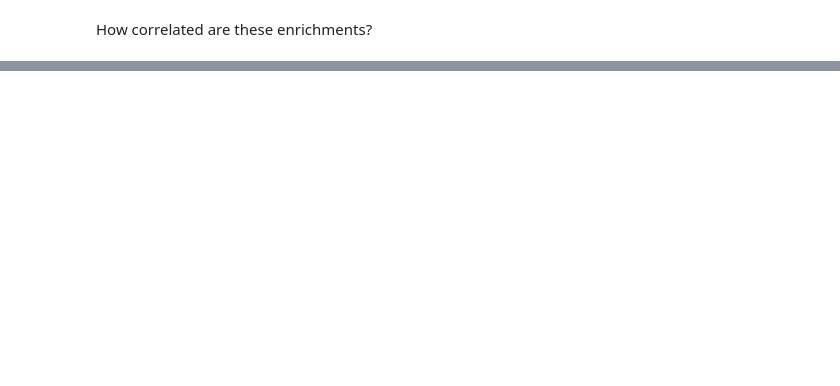
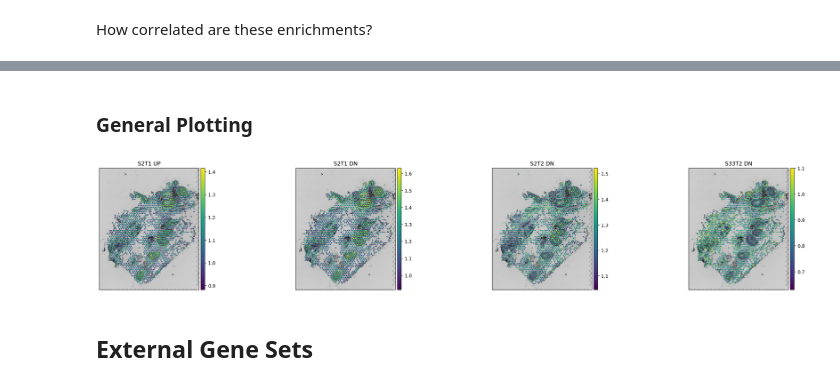
Before and after one commit to doged4/spatial_cancer_thesis, a Jupyter notebook: enrichment_presentation.ipynb, the cells around one changed output, grey strips where cells are left out. Saved outputs shown, nothing was run; the diff lists cells and outputs as text; code cells hidden in the pictures; blank space fills up the shorter version.

```diff
--- a/enrichment_presentation.ipynb
+++ b/enrichment_presentation.ipynb
@@ -12,0 +20,13 @@ spot_info = pd.read_csv(data_dir + "/" + "spot_info_temp.csv", index_col=0)
+# %%
+from pathway_enrich_deg import get_de_genes
+
+data_dir = "intermediate_data/temp"
+
+config = pd.read_csv("classify/main_config.csv", index_col=0)
+config.set_index('simple_biopsy', drop = False, inplace = True)
+config['patient'] = [x[0] for x in config['biopsy_sample_id'].str.split(pat = "-")]
+# FILTER PATIENT LIST
+config = config.loc[config.loc[:, 'annotated_classification'] == 'Tumor' ,:]
+genes = get_de_genes(config_df=config, n_filter=100, split_fc=True)
+gene_sets = pd.DataFrame(genes)
+gene_sets.to_csv(data_dir + "/" + "gene_sets_used.csv")
@@ -61,0 +151,28 @@ correlations_tidy = correlations.melt(id_vars = ['set1'],
+# %% [markdown]
+### General Plotting
+# %%
+%config InlineBackend.figure_format = "retina"
+from anndata import AnnData, read_h5ad
+from scanpy.plotting import spatial
+import matplotlib.pyplot as plt
+
+slide_data = read_h5ad("intermediate_data/enrichments_on_updn_de/S2T1_de_gene_enrichments.h5ad")
+slide_data.X = slide_data.layers['nonnormalized'] # Get nonnormalized
+means = slide_data.to_df().mean(axis=1)
+slide_data.X = slide_data.to_df().div(means, axis = 0)
+
+scores_of_interest = ['S2T1_deg_set_up', 'S2T1_deg_set_dn', 'S2T2_deg_set_dn', 'S33T2_deg_set_dn']
+
+figs = spatial(slide_data, bw = True, color = scores_of_interest,
+                     show = False)
+# plt.set_cmap()
+for fig, score in zip(figs, scores_of_interest):
+    fig.set_xlabel("")
+    fig.set_ylabel("")
+    fig.set_title(score.split("_")[0] + " " + score.split("_")[-1].upper())
+
+plt.show()
+# %% [output]
+[figure, added]
+# %% [markdown]
+## External Gene Sets
```
Also changed, not shown: parts of 19 cells of this notebook, 4 other files.
